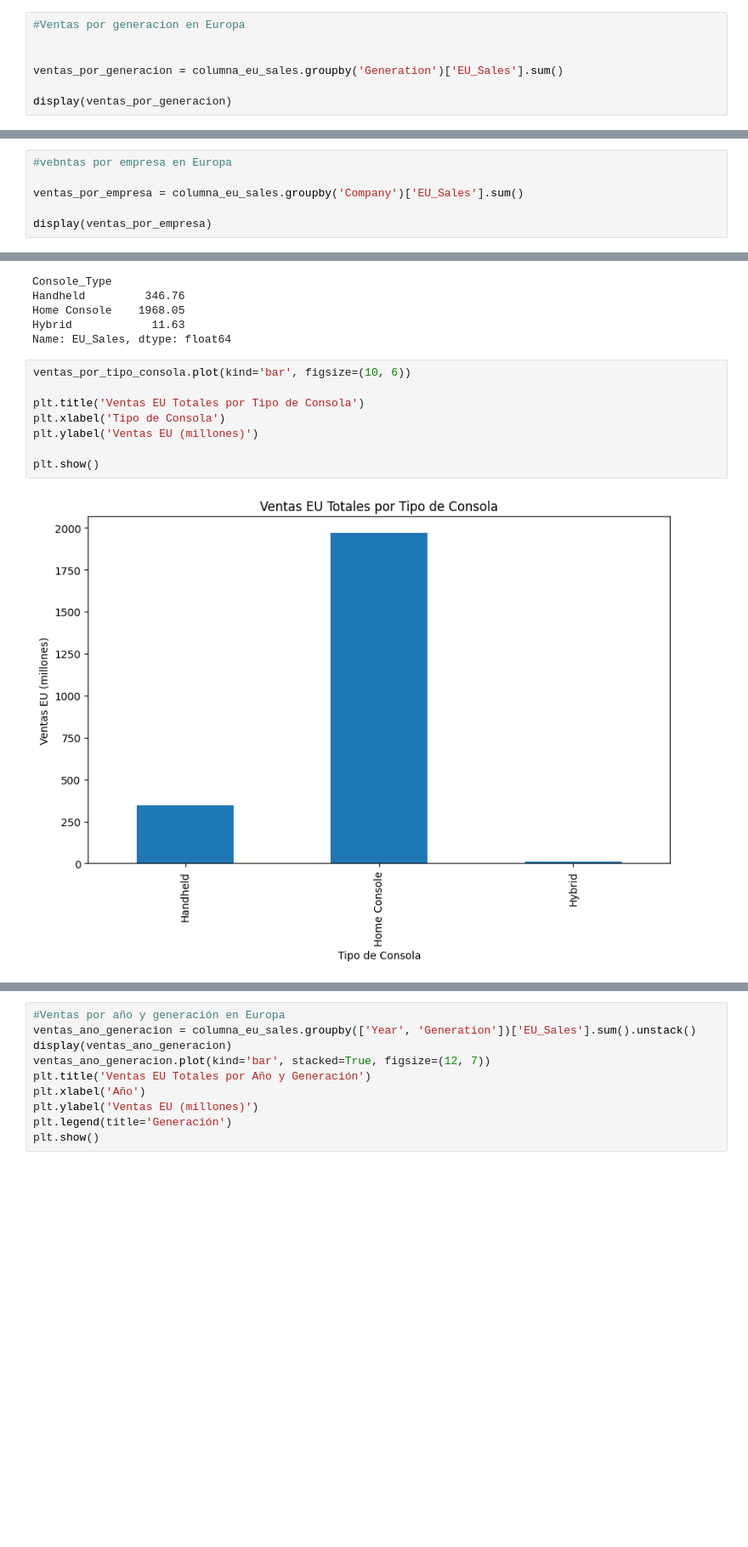
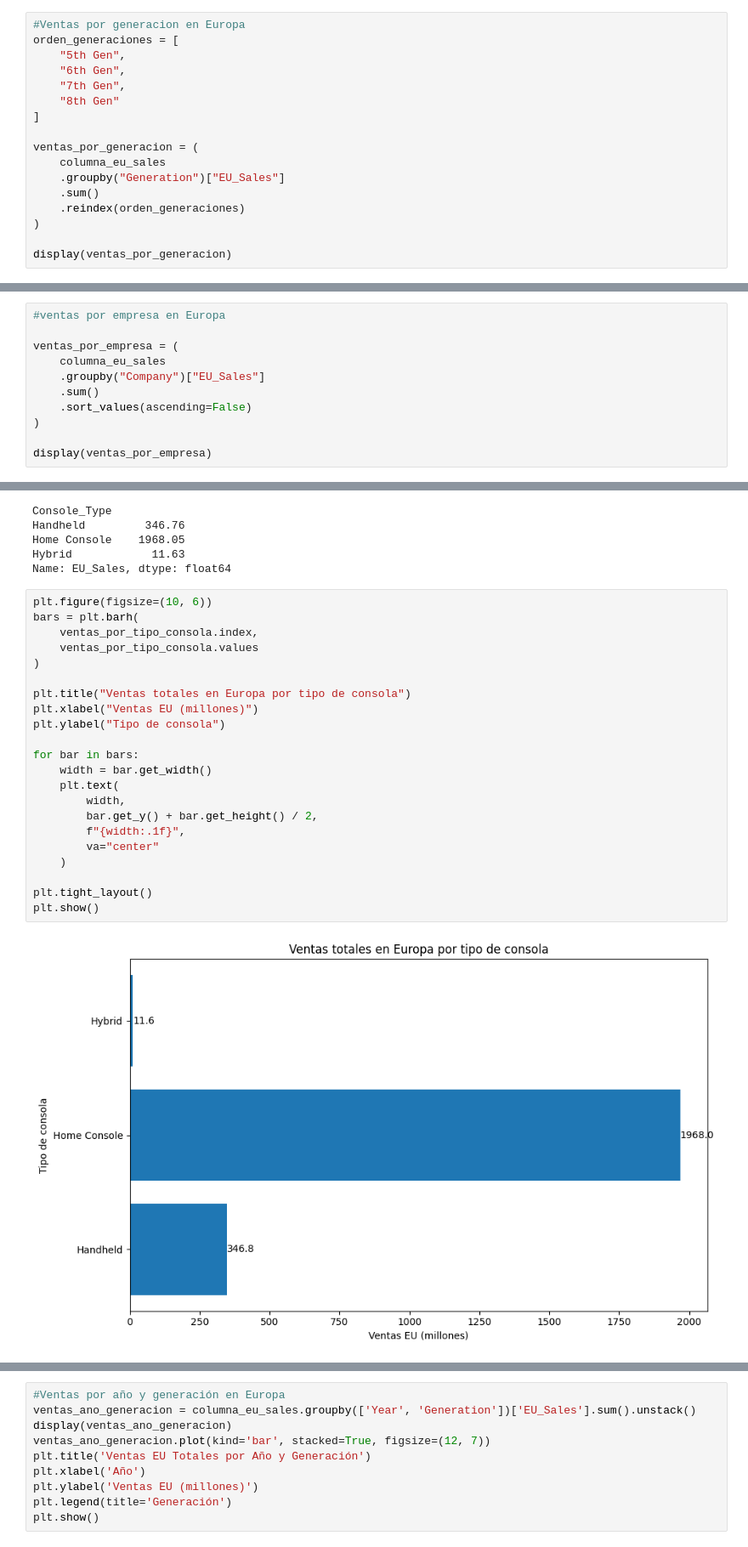
Before and after one commit to JPG250493/EDA_Guerra_de_consolas, a Jupyter notebook: notebooks/Analisis_datos_videojuegos.ipynb, the cells around one changed output, grey strips where cells are left out. Shown at 85% size. Saved outputs shown, nothing was run; the diff lists cells and outputs as text; blank space fills up the shorter version.

```diff
--- a/notebooks/Analisis_datos_videojuegos.ipynb
+++ b/notebooks/Analisis_datos_videojuegos.ipynb
@@ -69,9 +69,19 @@ display(df_filtrado_eu)
 9706 rows × 8 columns
 # %%
 #Ventas por generacion en Europa
+orden_generaciones = [
+    "5th Gen",
+    "6th Gen",
+    "7th Gen",
+    "8th Gen"
+]
 
-
-ventas_por_generacion = columna_eu_sales.groupby('Generation')['EU_Sales'].sum()
+ventas_por_generacion = (
+    columna_eu_sales
+    .groupby("Generation")["EU_Sales"]
+    .sum()
+    .reindex(orden_generaciones)
+)
 
 display(ventas_por_generacion)
 # %% [output]
@@ -94,7 +120,12 @@ plt.show()
 # %%
-#vebntas por empresa en Europa
+#ventas por empresa en Europa
 
-ventas_por_empresa = columna_eu_sales.groupby('Company')['EU_Sales'].sum()
+ventas_por_empresa = (
+    columna_eu_sales
+    .groupby("Company")["EU_Sales"]
+    .sum()
+    .sort_values(ascending=False)
+)
 
 display(ventas_por_empresa)
 # %% [output]
@@ -134,12 +186,26 @@ Home Console    1968.05
 Hybrid            11.63
 Name: EU_Sales, dtype: float64
 # %%
-ventas_por_tipo_consola.plot(kind='bar', figsize=(10, 6))
+plt.figure(figsize=(10, 6))
+bars = plt.barh(
+    ventas_por_tipo_consola.index,
+    ventas_por_tipo_consola.values
+)
 
-plt.title('Ventas EU Totales por Tipo de Consola')
-plt.xlabel('Tipo de Consola')
-plt.ylabel('Ventas EU (millones)')
+plt.title("Ventas totales en Europa por tipo de consola")
+plt.xlabel("Ventas EU (millones)")
+plt.ylabel("Tipo de consola")
 
+for bar in bars:
+    width = bar.get_width()
+    plt.text(
+        width,
+        bar.get_y() + bar.get_height() / 2,
+        f"{width:.1f}",
+        va="center"
+    )
+
+plt.tight_layout()
 plt.show()
 # %% [output]
-[figure, old version]
+[figure, new version]
```
Also changed, not shown: parts of 8 cells of this notebook, 1 other file.
